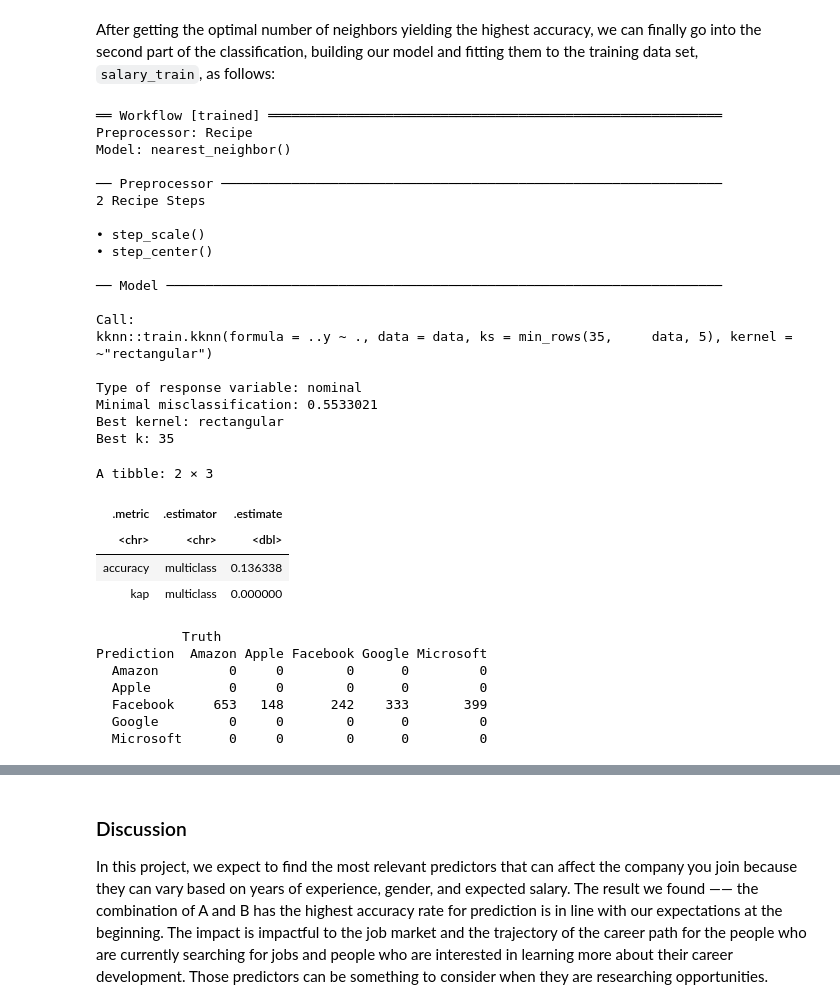
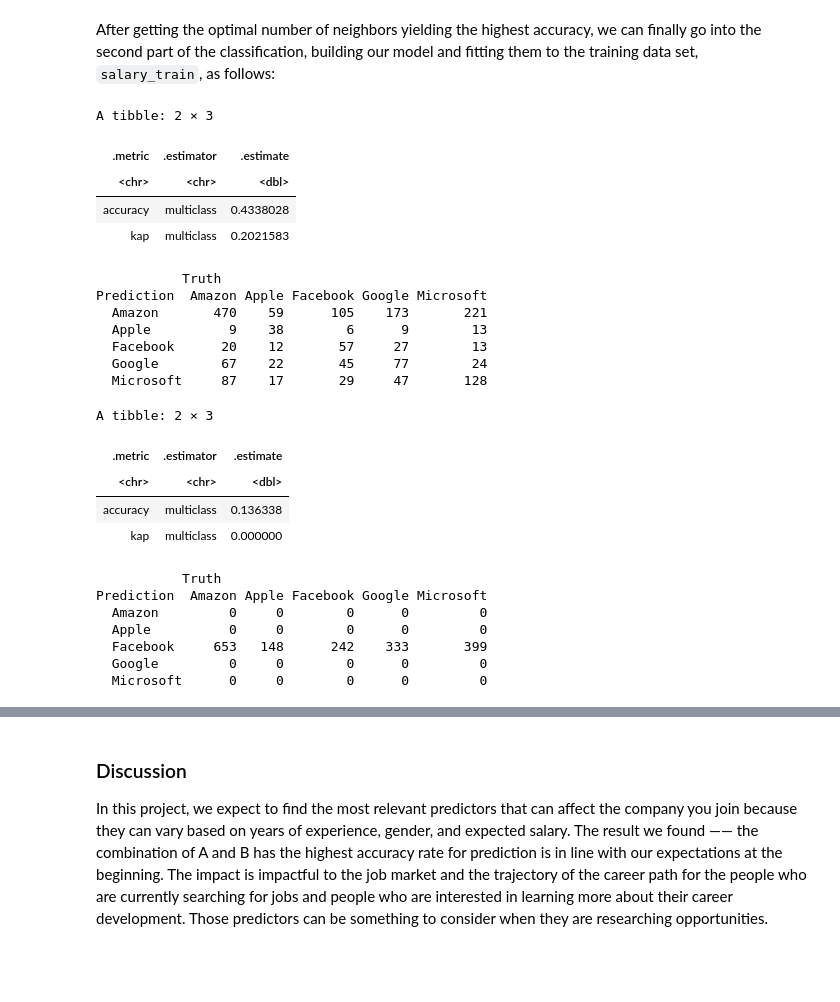
Before and after one commit to EdrickBelmiro/CareerPredictorDSCI100, a Jupyter notebook: Report Group19.ipynb, the cells around one changed output, grey strips where cells are left out. Drawn from its saved outputs; the diff is of its cells as text; code cells hidden in the pictures; blank space fills up the shorter version.

```diff
--- a/Report Group19.ipynb
+++ b/Report Group19.ipynb
@@ -559,49 +559,58 @@ salary_spec <- nearest_neighbor(weight_func = 'rectangular', neighbors = 35) |>
 #salary_spec
 
 # Workflow fit made from the balanced recipe and balanced training data
-salary_fit <- workflow() |>
+balanced_salary_fit <- workflow() |>
       add_recipe(balanced_salary_recipe) |>
       add_model(salary_spec) |>
       fit(data = balanced_salary_train)
-salary_fit
+# balanced_salary_fit
+
+# Usual workflow with training data and imbalanced data
+salary_fit <- workflow() |>
+      add_recipe(salary_recipe) |>
+      add_model(salary_spec) |>
+      fit(data = salary_train)
+# salary_fit
-# %% [output]
-══ Workflow [trained] ══════════════════════════════════════════════════════════
-Preprocessor: Recipe
-Model: nearest_neighbor()
-
-── Preprocessor ────────────────────────────────────────────────────────────────
-2 Recipe Steps
-
-• step_scale()
-• step_center()
-
-── Model ───────────────────────────────────────────────────────────────────────
-
-Call:
-kknn::train.kknn(formula = ..y ~ ., data = data, ks = min_rows(35,     data, 5), kernel = ~"rectangular")
-
-Type of response variable: nominal
-Minimal misclassification: 0.5533021
-Best kernel: rectangular
-Best k: 35
 # %%
+# prediction using the usual fit without balancing
 salary_predictions <- predict(salary_fit, salary_test) |> bind_cols(salary_test)
 salary_metrics <- salary_predictions |>
                  metrics(truth = company, estimate = .pred_class)
 salary_conf_mat <- salary_predictions |>
       conf_mat(truth = company, estimate = .pred_class)
 salary_metrics
 salary_conf_mat
+
+# prediction using the upsampled fit
+balanced_salary_predictions <- predict(balanced_salary_fit, salary_test) |> bind_cols(salary_test)
+balanced_salary_metrics <- balanced_salary_predictions |>
+                 metrics(truth = company, estimate = .pred_class)
+balanced_salary_conf_mat <- balanced_salary_predictions |>
+      conf_mat(truth = company, estimate = .pred_class)
+balanced_salary_metrics
+balanced_salary_conf_mat
 # %% [output]
 A tibble: 2 × 3
 | .metric | .estimator | .estimate |
 | <chr> | <chr> | <dbl> |
-| accuracy | multiclass | 0.136338 |
-| kap | multiclass | 0.000000 |
+| accuracy | multiclass | 0.4338028 |
+| kap | multiclass | 0.2021583 |
            Truth
 Prediction  Amazon Apple Facebook Google Microsoft
-  Amazon         0     0        0      0         0
-  Apple          0     0        0      0         0
-  Facebook     653   148      242    333       399
-  Google         0     0        0      0         0
-  Microsoft      0     0        0      0         0
+  Amazon       470    59      105    173       221
+  Apple          9    38        6      9        13
+  Facebook      20    12       57     27        13
+  Google        67    22       45     77        24
+  Microsoft     87    17       29     47       128
+A tibble: 2 × 3
+| .metric | .estimator | .estimate |
+| <chr> | <chr> | <dbl> |
+| accuracy | multiclass | 0.136338 |
+| kap | multiclass | 0.000000 |
+           Truth
+Prediction  Amazon Apple Facebook Google Microsoft
+  Amazon         0     0        0      0         0
+  Apple          0     0        0      0         0
+  Facebook     653   148      242    333       399
+  Google         0     0        0      0         0
+  Microsoft      0     0        0      0         0
```
Also changed, not shown: parts of 5 cells of this notebook.
